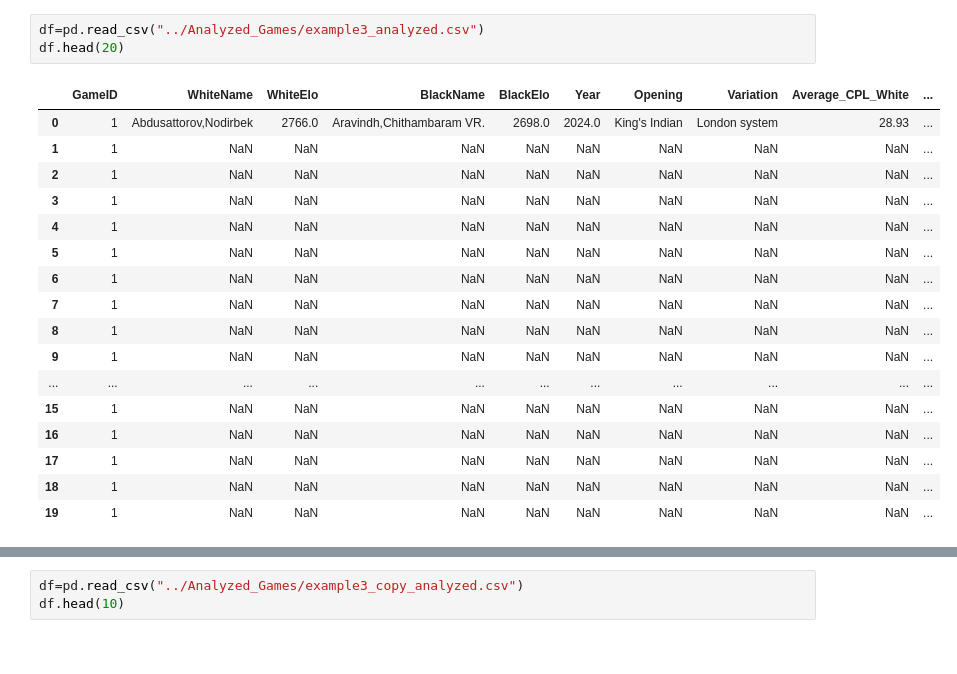
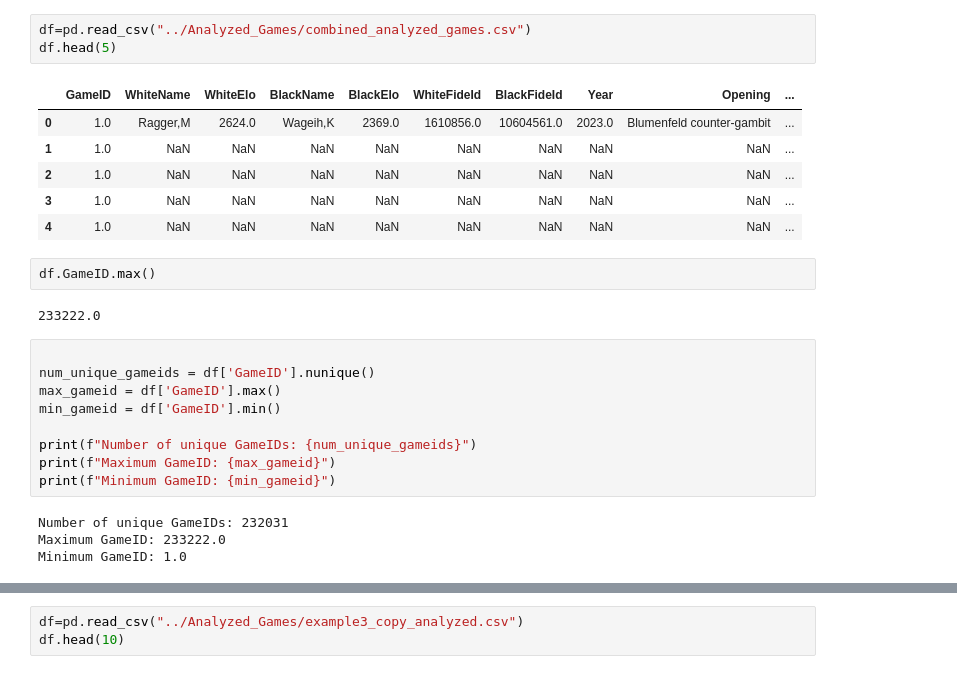
Before and after one commit to dosoe/Guess-The-Elo, a Jupyter notebook: data_analysis/playing_around.ipynb, the cells around one changed output, grey strips where cells are left out. Drawn from its saved outputs; the diff is of its cells as text.

```diff
--- a/data_analysis/playing_around.ipynb
+++ b/data_analysis/playing_around.ipynb
@@ -39,21 +6,27 @@ The PGN file contains 2245 game(s).
 # %%
-df=pd.read_csv("../Analyzed_Games/example3_analyzed.csv")
-df.head(20)
+df=pd.read_csv("../Analyzed_Games/combined_analyzed_games.csv")
+df.head(5)
 # %% [output]
-|  | GameID | WhiteName | WhiteElo | BlackName | BlackElo | Year | Opening | Variation | Average_CPL_White | ... |
-| 0 | 1 | Abdusattorov,Nodirbek | 2766.0 | Aravindh,Chithambaram VR. | 2698.0 | 2024.0 | King's Indian | London system | 28.93 | ... |
-| 1 | 1 | NaN | NaN | NaN | NaN | NaN | NaN | NaN | NaN | ... |
-| 2 | 1 | NaN | NaN | NaN | NaN | NaN | NaN | NaN | NaN | ... |
-| 3 | 1 | NaN | NaN | NaN | NaN | NaN | NaN | NaN | NaN | ... |
-| 4 | 1 | NaN | NaN | NaN | NaN | NaN | NaN | NaN | NaN | ... |
-| 5 | 1 | NaN | NaN | NaN | NaN | NaN | NaN | NaN | NaN | ... |
-| 6 | 1 | NaN | NaN | NaN | NaN | NaN | NaN | NaN | NaN | ... |
-| 7 | 1 | NaN | NaN | NaN | NaN | NaN | NaN | NaN | NaN | ... |
-| 8 | 1 | NaN | NaN | NaN | NaN | NaN | NaN | NaN | NaN | ... |
-| 9 | 1 | NaN | NaN | NaN | NaN | NaN | NaN | NaN | NaN | ... |
-| ... | ... | ... | ... | ... | ... | ... | ... | ... | ... | ... |
-| 15 | 1 | NaN | NaN | NaN | NaN | NaN | NaN | NaN | NaN | ... |
-| 16 | 1 | NaN | NaN | NaN | NaN | NaN | NaN | NaN | NaN | ... |
-| 17 | 1 | NaN | NaN | NaN | NaN | NaN | NaN | NaN | NaN | ... |
-| 18 | 1 | NaN | NaN | NaN | NaN | NaN | NaN | NaN | NaN | ... |
-| 19 | 1 | NaN | NaN | NaN | NaN | NaN | NaN | NaN | NaN | ... |
+|  | GameID | WhiteName | WhiteElo | BlackName | BlackElo | WhiteFideId | BlackFideId | Year | Opening | ... |
+| 0 | 1.0 | Ragger,M | 2624.0 | Wageih,K | 2369.0 | 1610856.0 | 10604561.0 | 2023.0 | Blumenfeld counter-gambit | ... |
+| 1 | 1.0 | NaN | NaN | NaN | NaN | NaN | NaN | NaN | NaN | ... |
+| 2 | 1.0 | NaN | NaN | NaN | NaN | NaN | NaN | NaN | NaN | ... |
+| 3 | 1.0 | NaN | NaN | NaN | NaN | NaN | NaN | NaN | NaN | ... |
+| 4 | 1.0 | NaN | NaN | NaN | NaN | NaN | NaN | NaN | NaN | ... |
+# %%
+df.GameID.max()
+# %% [output]
+233222.0
+# %%
+
+num_unique_gameids = df['GameID'].nunique()
+max_gameid = df['GameID'].max()
+min_gameid = df['GameID'].min()
+
+print(f"Number of unique GameIDs: {num_unique_gameids}")
+print(f"Maximum GameID: {max_gameid}")
+print(f"Minimum GameID: {min_gameid}")
+# %% [output]
+Number of unique GameIDs: 232031
+Maximum GameID: 233222.0
+Minimum GameID: 1.0
```
Also changed, not shown: parts of 3 cells of this notebook, 2 other files.
